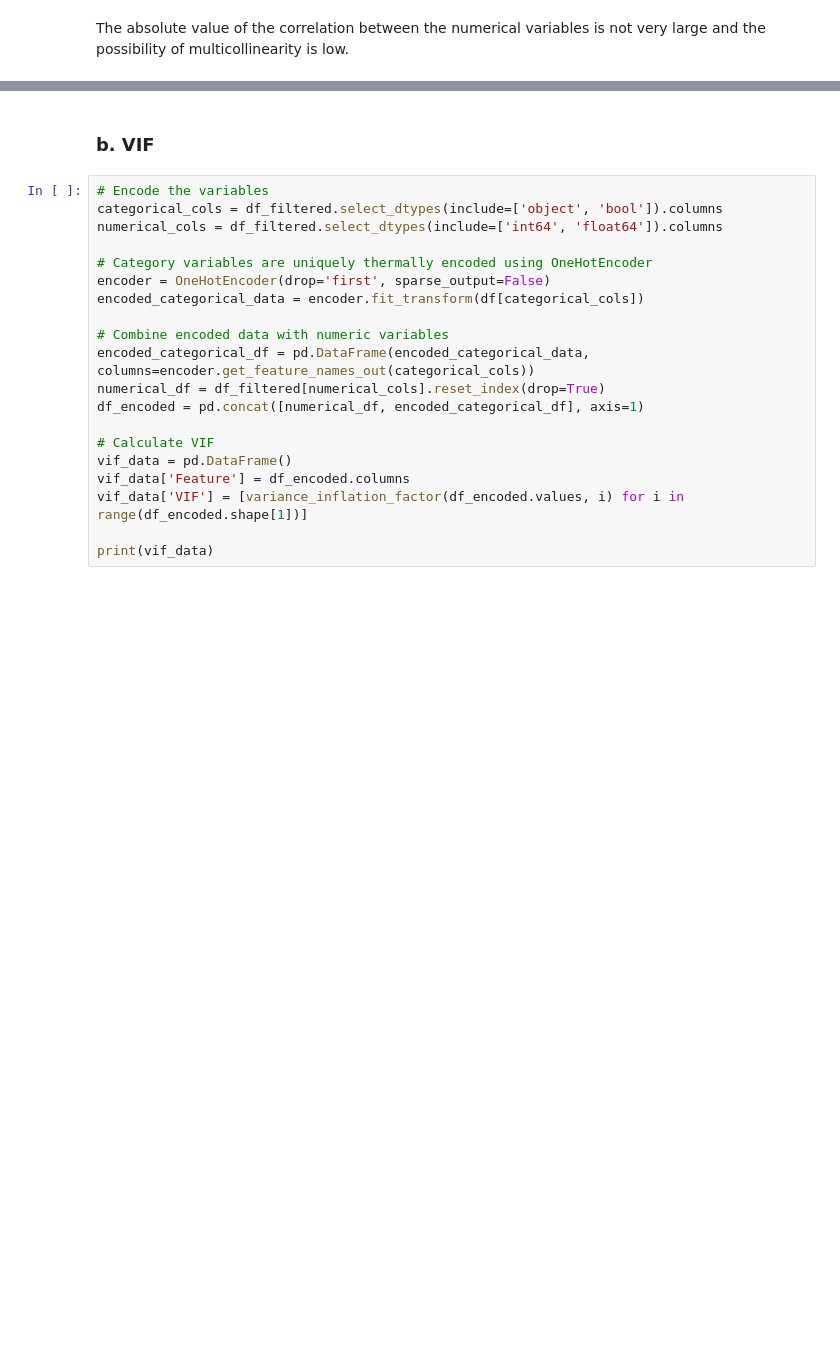
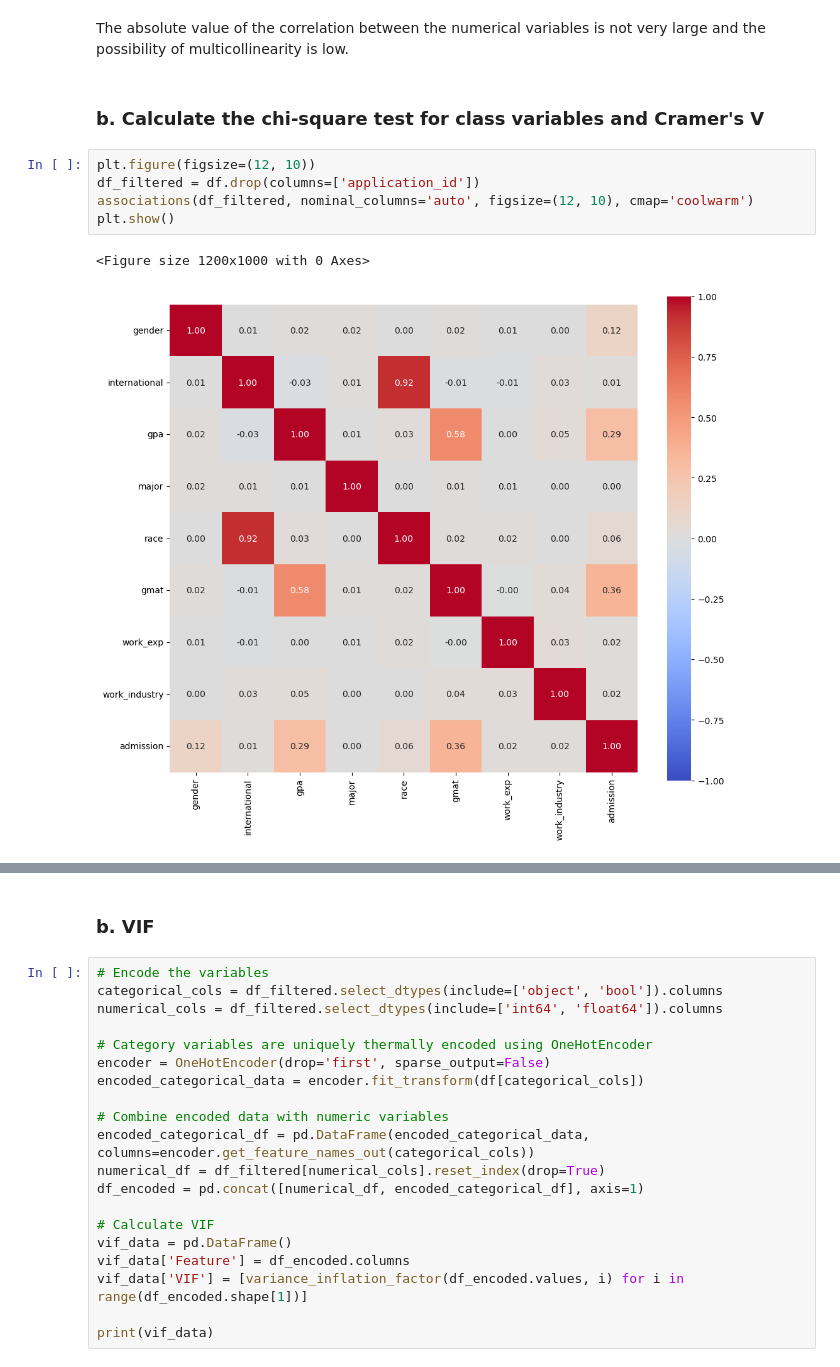
Before and after one commit to Compsci-526-Team-11/MBA-Admission-Insights-and-Predictions, a Jupyter notebook: EDA_ver6.ipynb, the cells around one changed output, grey strips where cells are left out. Drawn from its saved outputs; the diff is of its cells as text; blank space fills up the shorter version.

```diff
--- a/EDA_ver6.ipynb
+++ b/EDA_ver6.ipynb
@@ -363,3 +363,13 @@ df.head()
 | 4 | 5 | Male | False | 3.35 | STEM | Hispanic | 590.0 | 5.0 | Consulting | ... |
 # %% [markdown]
 The absolute value of the correlation between the numerical variables is not very large and the possibility of multicollinearity is low.
+# %% [markdown]
+### b. Calculate the chi-square test for class variables and Cramer's V
+# %%
+plt.figure(figsize=(12, 10))
+df_filtered = df.drop(columns=['application_id'])
+associations(df_filtered, nominal_columns='auto', figsize=(12, 10), cmap='coolwarm')
+plt.show()
+# %% [output]
+<Figure size 1200x1000 with 0 Axes>
+[figure, added]
```
Also changed, not shown: parts of 6 cells of this notebook.
